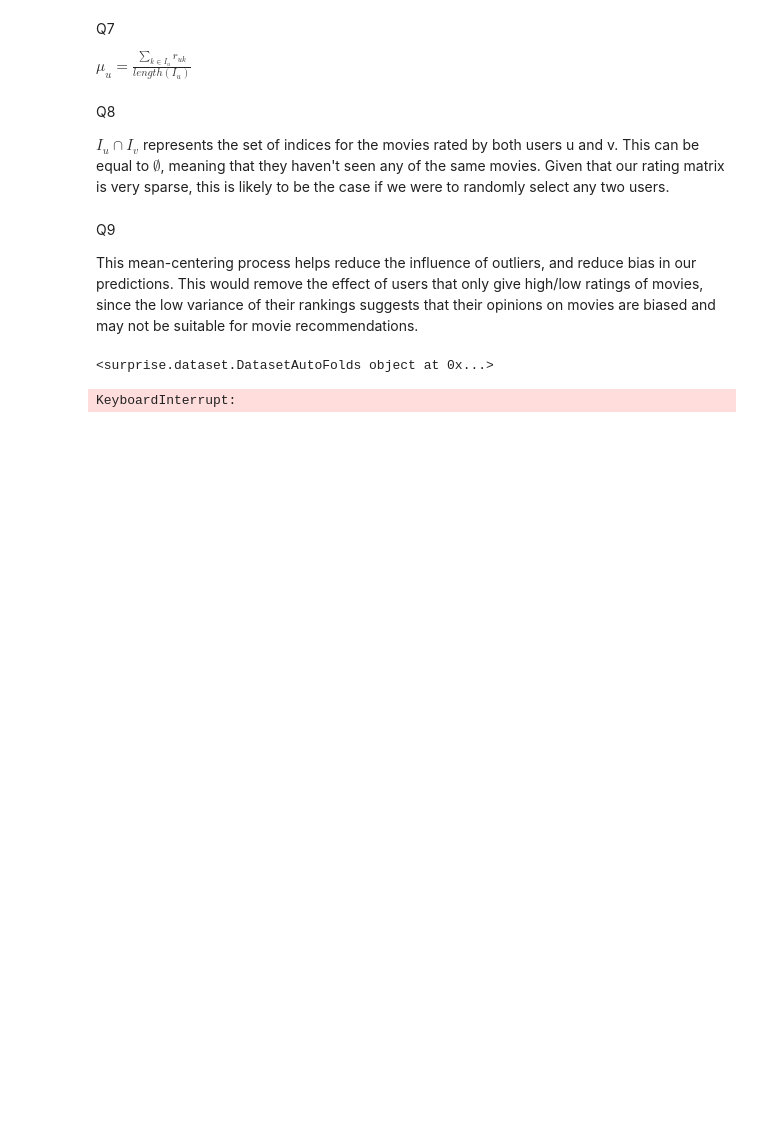
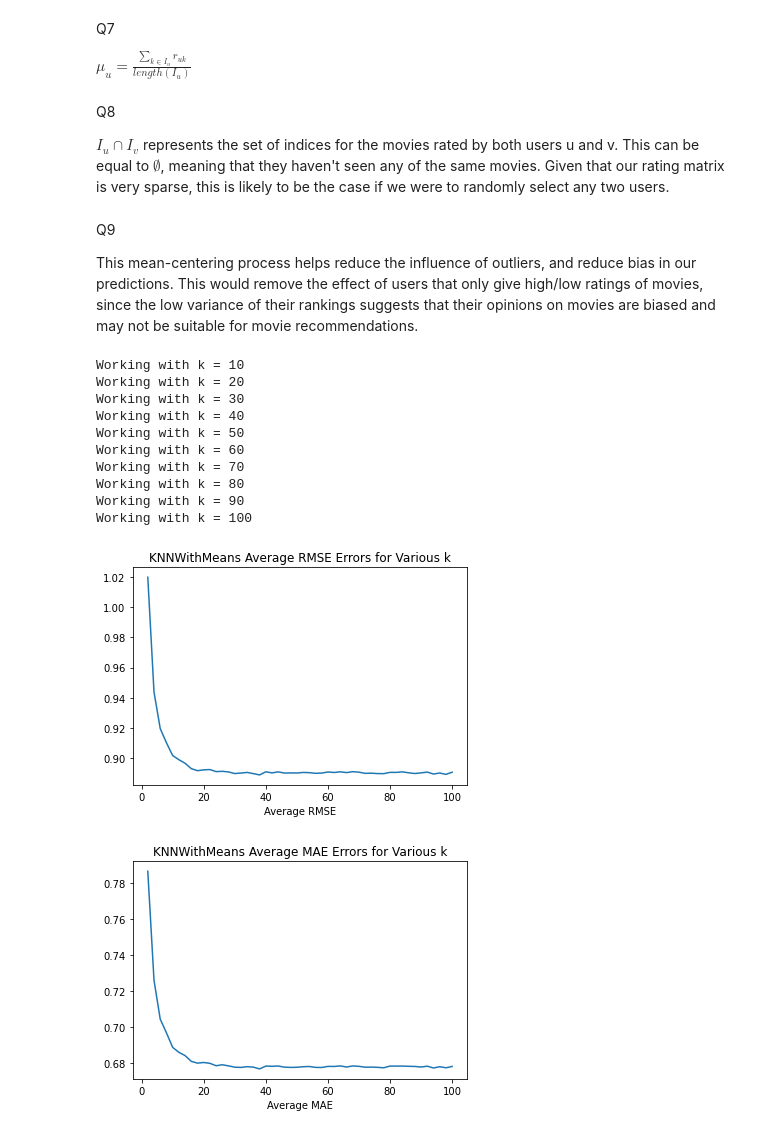
Before and after one commit to ztucker4/ECE219_Winter2021, a Jupyter notebook: Project_3/Project_3.ipynb, the cells around one changed output. Cells and saved outputs as stored; diff of their text form; code cells hidden in the pictures; blank space fills up the shorter version.

```diff
--- a/Project_3/Project_3.ipynb
+++ b/Project_3/Project_3.ipynb
@@ -143,38 +143,47 @@ sim_options = {'name': 'pearson',
                }
 
 #Do we need to add skip_lines=1 to remove the headers?
-reader_df_pd = Reader()
+reader_df_pd = Reader(rating_scale=(0.5, 5))
 ratings_df_sup = Dataset.load_from_df(ratings_df_sup, reader_df_pd)
 
-print(ratings_df_sup)
 rmse_vals = []
 mae_vals = []
 k_vals = np.arange(2, 102, 2)
 
 #Unnecessarilly large number of k values - could stop at 50 and get the same result
 for k in k_vals:
     if (k % 10 == 0):
         print("Working with k = {}".format(k))
     curr_knn = KNNWithMeans(k, sim_options=sim_options, verbose=False)
     cv_result = cross_validate(curr_knn, ratings_df_sup, cv=10, measures=['rmse', 'mae'])
     rmse_vals.append(np.average(cv_result['test_rmse']))
     mae_vals.append(np.average(cv_result['test_mae']))
 
 plt.plot(k_vals, rmse_vals)
 plt.title("KNNWithMeans Average RMSE Errors for Various k")
 plt.xlabel("k")
 plt.xlabel("Average RMSE")
 plt.show()
 
 plt.figure;
 plt.plot(k_vals, mae_vals)
 plt.title("KNNWithMeans Average MAE Errors for Various k")
 plt.xlabel("k")
 plt.xlabel("Average MAE")
 plt.show()
 # %% [output]
-<surprise.dataset.DatasetAutoFolds object at 0x...>
+Working with k = 10
+Working with k = 20
+Working with k = 30
+Working with k = 40
+Working with k = 50
+Working with k = 60
+Working with k = 70
+Working with k = 80
+Working with k = 90
+Working with k = 100
-KeyboardInterrupt:
+[figure, added]
+[figure, added]
 # %%
 #Q11
 
```
Also changed, not shown: parts of 4 cells of this notebook.
